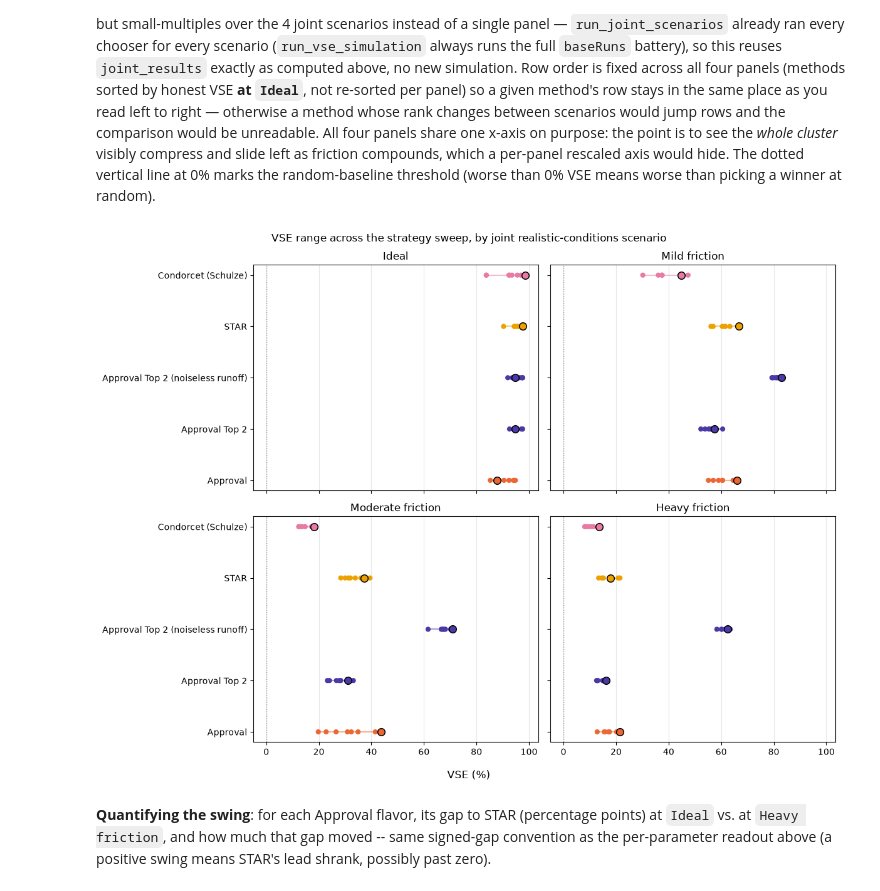
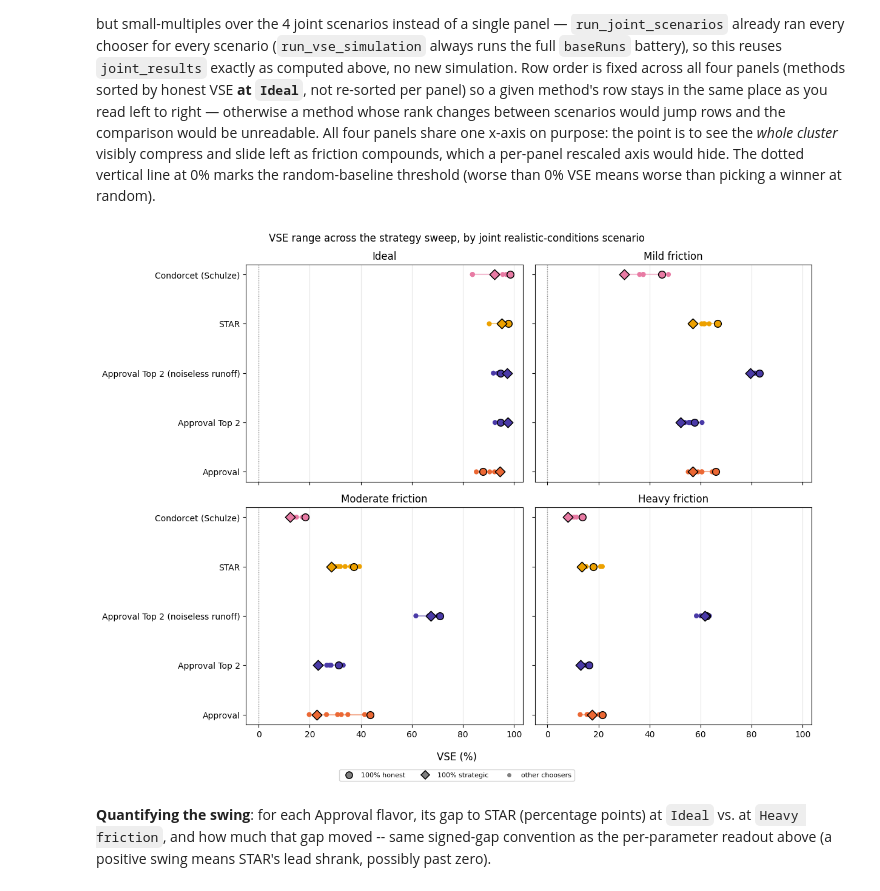
Before and after one commit to eigentaylor/vse-sim, a Jupyter notebook: notebooks/vse_simulation.ipynb, the cells around one changed output. Saved outputs shown, nothing was run; the diff lists cells and outputs as text; code cells hidden in the pictures.

```diff
--- a/notebooks/vse_simulation.ipynb
+++ b/notebooks/vse_simulation.ipynb
@@ -2601,18 +2602,29 @@ for row_i, label in enumerate(_sorted_labels):
     ax.plot([min(vses), max(vses)], [row_i, row_i], color=color, linewidth=1.5, alpha=0.5, zorder=1)
     for chooser_label, mean_, _ in rows_by_method[label]:
         is_honest = chooser_label == "100% honest"
+        is_strategic = chooser_label == "100% strategic"
         ax.scatter(mean_ * 100, row_i,
-                   s=90 if is_honest else 45,
+                   marker="D" if is_strategic else "o",
+                   s=90 if (is_honest or is_strategic) else 45,
                    color=color,
-                   edgecolors="black" if is_honest else "none",
-                   linewidths=1.2 if is_honest else 0,
-                   zorder=3 if is_honest else 2)
+                   edgecolors="black" if (is_honest or is_strategic) else "none",
+                   linewidths=1.2 if (is_honest or is_strategic) else 0,
+                   zorder=3 if (is_honest or is_strategic) else 2)
 
 ax.set_yticks(range(len(_sorted_labels)))
 ax.set_yticklabels(_sorted_labels)
 ax.set_xlabel("VSE (%)")
 ax.set_title(f"VSE range across the honest-to-strategic sweep ({NITER} elections, "
              f"{MODEL}, EPISTEMIC_T={EPISTEMIC_T})")
+_marker_legend = [
+    Line2D([0], [0], marker="o", linestyle="none", markersize=9,
+           markerfacecolor="gray", markeredgecolor="black", markeredgewidth=1.2, label="100% honest"),
+    Line2D([0], [0], marker="D", linestyle="none", markersize=8,
+           markerfacecolor="gray", markeredgecolor="black", markeredgewidth=1.2, label="100% strategic"),
+    Line2D([0], [0], marker="o", linestyle="none", markersize=6,
+           markerfacecolor="gray", markeredgecolor="none", label="other choosers"),
+]
+ax.legend(handles=_marker_legend, fontsize=8, loc="lower right")
 ax.grid(True, axis="x", alpha=0.3)
 plt.tight_layout()
 plt.show()
@@ -3258,38 +3283,49 @@ _joint_row_order = sorted(
     COMPARE_LABELS,
     key=lambda label: joint_results["Ideal"][(label, "honBallot")][0],
 )
 
 fig, axes = plt.subplots(2, 2, figsize=(12, 9), sharex=True, sharey=True)
 for panel_i, name in enumerate(_scenario_names):
     ax = axes.flat[panel_i]
     scenario_results = joint_results[name]
     for row_i, label in enumerate(_joint_row_order):
         color = METHOD_COLORS[label]
         vses = [mean_ * 100 for (lbl, chooser), (mean_, ci) in scenario_results.items() if lbl == label]
         ax.plot([min(vses), max(vses)], [row_i, row_i], color=color, linewidth=1.5, alpha=0.5, zorder=1)
         for (lbl, chooser), (mean_, ci) in scenario_results.items():
             if lbl != label:
                 continue
             is_honest = chooser == "honBallot"
+            is_strategic = chooser == "stratBallot"
             ax.scatter(mean_ * 100, row_i,
-                       s=70 if is_honest else 35,
+                       marker="D" if is_strategic else "o",
+                       s=70 if (is_honest or is_strategic) else 35,
                        color=color,
-                       edgecolors="black" if is_honest else "none",
-                       linewidths=1.1 if is_honest else 0,
-                       zorder=3 if is_honest else 2)
+                       edgecolors="black" if (is_honest or is_strategic) else "none",
+                       linewidths=1.1 if (is_honest or is_strategic) else 0,
+                       zorder=3 if (is_honest or is_strategic) else 2)
     ax.axvline(0, color="gray", linewidth=1, linestyle=":", zorder=0)
     ax.set_title(name)
     ax.grid(True, axis="x", alpha=0.3)
     ax.label_outer()
 
 axes.flat[0].set_yticks(range(len(_joint_row_order)))
 axes.flat[0].set_yticklabels(_joint_row_order)
+_marker_legend = [
+    Line2D([0], [0], marker="o", linestyle="none", markersize=8,
+           markerfacecolor="gray", markeredgecolor="black", markeredgewidth=1.1, label="100% honest"),
+    Line2D([0], [0], marker="D", linestyle="none", markersize=7,
+           markerfacecolor="gray", markeredgecolor="black", markeredgewidth=1.1, label="100% strategic"),
+    Line2D([0], [0], marker="o", linestyle="none", markersize=5,
+           markerfacecolor="gray", markeredgecolor="none", label="other choosers"),
+]
+fig.legend(handles=_marker_legend, fontsize=8, loc="lower center", ncol=3, bbox_to_anchor=(0.5, -0.03))
 fig.supxlabel("VSE (%)")
 fig.suptitle("VSE range across the strategy sweep, by joint realistic-conditions scenario")
 plt.tight_layout()
 plt.show()
 # %% [output]
-[figure, old version]
+[figure, new version]
 # %% [markdown]
 **Quantifying the swing**: for each Approval flavor, its gap to STAR (percentage points) at
 `Ideal` vs. at `Heavy friction`, and how much that gap moved -- same signed-gap convention as the
```
Also changed, not shown: parts of 12 cells of this notebook.
